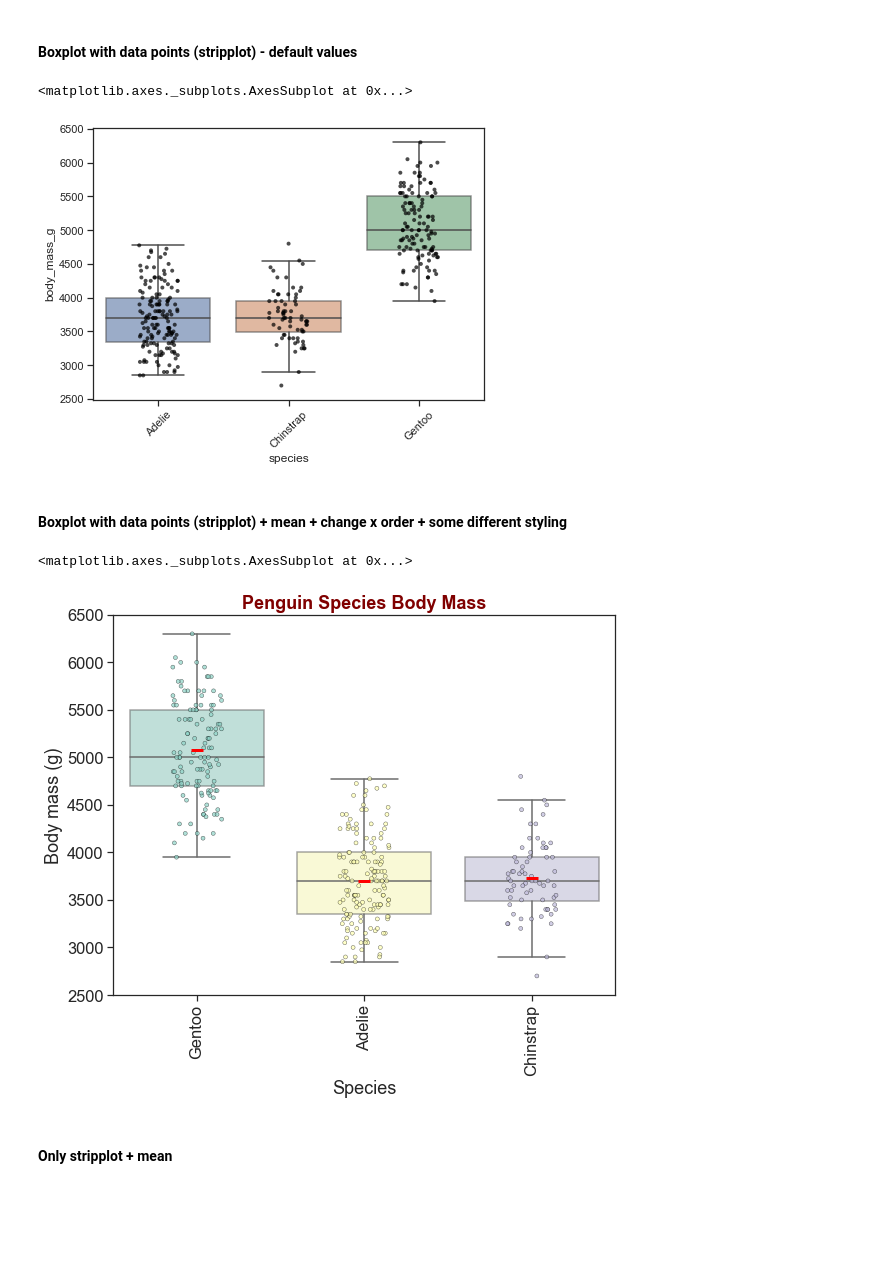
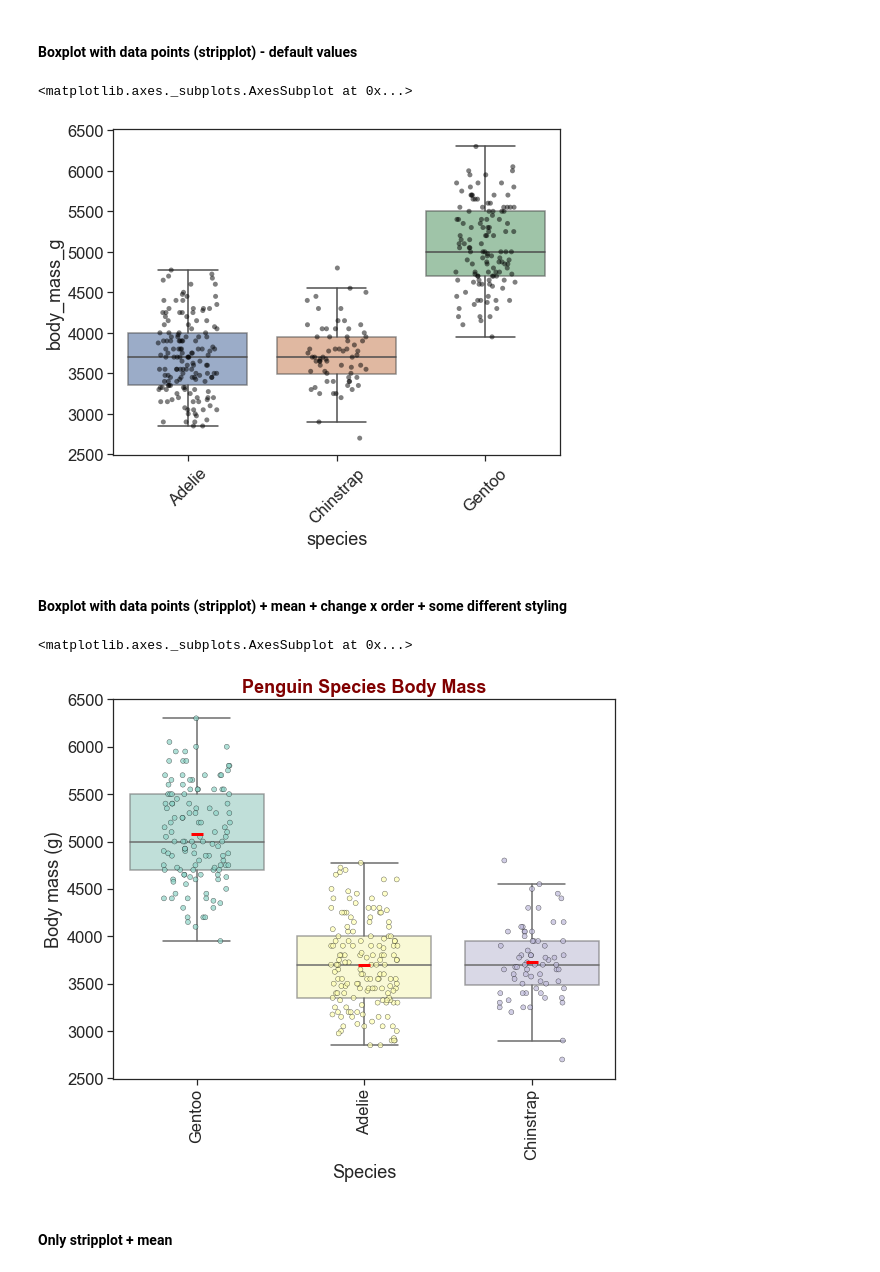
Before and after one commit to liel-cohen/LielTools, a Jupyter notebook: plots_examp.ipynb, the cells around one changed output. Saved outputs shown, nothing was run; the diff lists cells and outputs as text; code cells hidden in the pictures; blank space fills up the shorter version.

Commit message:
Plots updates.

```diff
--- a/plots_examp.ipynb
+++ b/plots_examp.ipynb
@@ -236,10 +237,11 @@ plot_boxplot(seriesX, seriesY, seriesHue=None, stripplot=True, boxplot=True, sav
 # %%
 PlotTools.plot_boxplot(peng_df["species"], # x values series
                        peng_df["body_mass_g"], # y values series
-                       figsize=(7, 5))
+                       figsize=(8, 6), font_scale=1.5, jitter=0.2,
+                       stripplot_size=5, stripplot_alpha=0.5)
 # %% [output]
 <matplotlib.axes._subplots.AxesSubplot at 0x...>
-[figure, old version]
+[figure, new version]
 # %% [markdown]
 #### Boxplot with data points (stripplot) + mean + change x order + some different styling
 # %%
@@ -252,12 +254,13 @@ PlotTools.plot_boxplot(peng_df["species"], # x values series
              xRotation=90,
              font_scale=1.5,
              order=['Gentoo', 'Adelie', 'Chinstrap'],
-             linewidth=0.4,
+             linewidth=0.4, jitter=0.2,
+             stripplot_size=5,
              add_mean=True,
-             mean_size=150)
+             mean_size=150,)
 # %% [output]
 <matplotlib.axes._subplots.AxesSubplot at 0x...>
-[figure, old version]
+[figure, new version]
 # %% [markdown]
 #### Only stripplot + mean
 # %%
```
Also changed, not shown: parts of 3 cells of this notebook, 1 other file.
